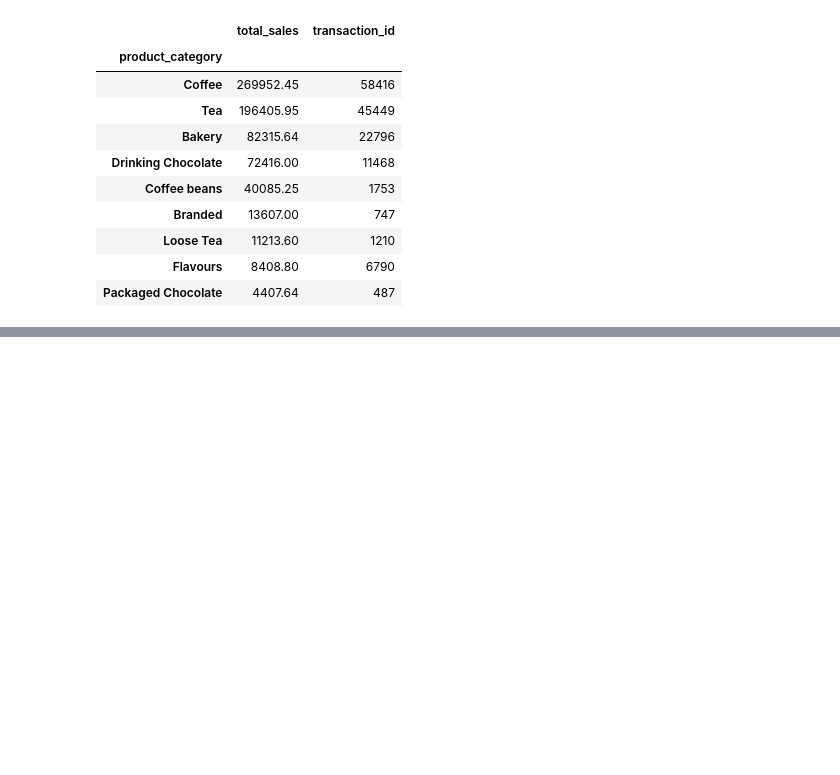
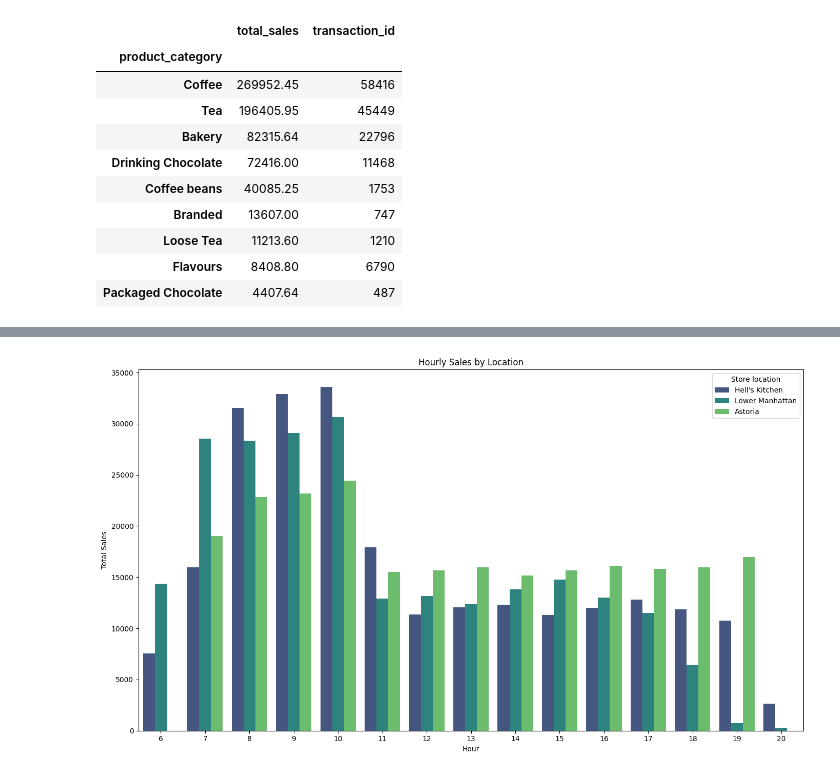
Before and after one commit to nkorlov-data/Coffee-Sales-EDA, a Jupyter notebook: Coffee_Sales_Analysis.ipynb, the cells around one changed output, grey strips where cells are left out. Drawn from its saved outputs; the diff is of its cells as text; code cells hidden in the pictures; blank space fills up the shorter version.

```diff
--- a/Coffee_Sales_Analysis.ipynb
+++ b/Coffee_Sales_Analysis.ipynb
@@ -216,0 +335,3 @@ df_category
+# %%
+hourly_sales_by_location = df.groupby(["hour", "store_location"])["total_sales"].sum().reset_index()
+hourly_sales_by_location
@@ -216,0 +356,11 @@ df_category
+# %%
+plt.figure(figsize = (14,8))
+sns.barplot(data = hourly_sales_by_location, x = "hour", y = "total_sales", hue = "store_location", palette = "viridis")
+plt.title("Hourly Sales by Location")
+plt.xlabel("Hour")
+plt.ylabel("Total Sales")
+plt.legend(title = "Store location")
+plt.tight_layout()
+plt.show()
+# %% [output]
+[figure, added]
```
Also changed, not shown: parts of 10 cells of this notebook.
